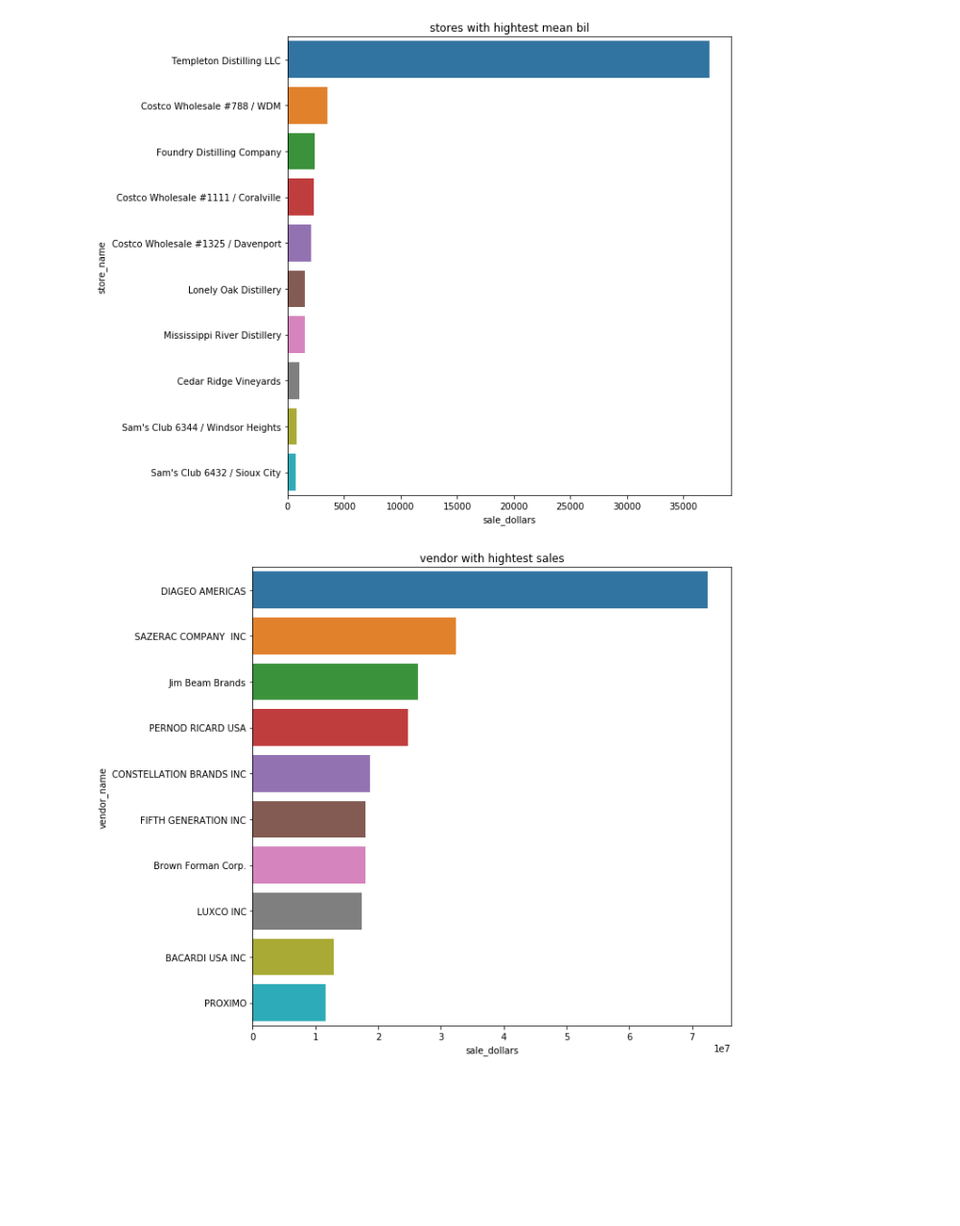
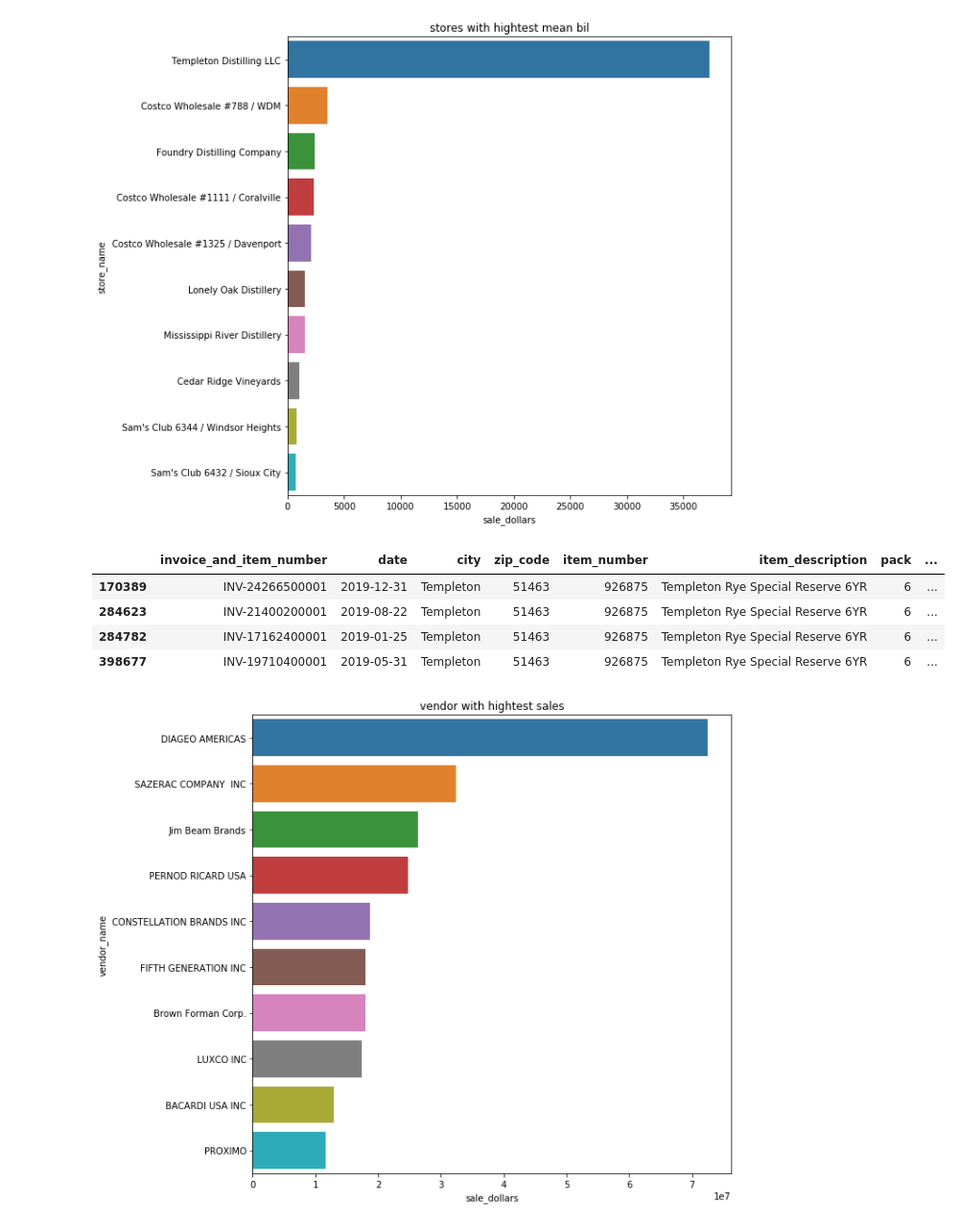
Before and after one commit to krawch1989/iowa_liquor_sales, a Jupyter notebook: main_iowa_liquor.ipynb, the cells around one changed output. Shown at 96% size. Drawn from its saved outputs; the diff is of its cells as text; code cells hidden in the pictures; blank space fills up the shorter version.

```diff
--- a/main_iowa_liquor.ipynb
+++ b/main_iowa_liquor.ipynb
@@ -239,4 +246,13 @@ plt.title('stores with hightest mean bil')
 plt.tight_layout()
 # %% [output]
 [figure]
+# %%
+# У магазина только 4 закупки, но каких. До 1200 едениц алкоголя одной и той же марки за раз.
+df[df.store_name == 'Templeton Distilling LLC']
+# %% [output]
+|  | invoice_and_item_number | date | city | zip_code | item_number | item_description | pack | ... |
+| 170389 | INV-24266500001 | 2019-12-31 | Templeton | 51463 | 926875 | Templeton Rye Special Reserve 6YR | 6 | ... |
+| 284623 | INV-21400200001 | 2019-08-22 | Templeton | 51463 | 926875 | Templeton Rye Special Reserve 6YR | 6 | ... |
+| 284782 | INV-17162400001 | 2019-01-25 | Templeton | 51463 | 926875 | Templeton Rye Special Reserve 6YR | 6 | ... |
+| 398677 | INV-19710400001 | 2019-05-31 | Templeton | 51463 | 926875 | Templeton Rye Special Reserve 6YR | 6 | ... |
 # %%
```
Also changed, not shown: parts of 8 cells of this notebook.
